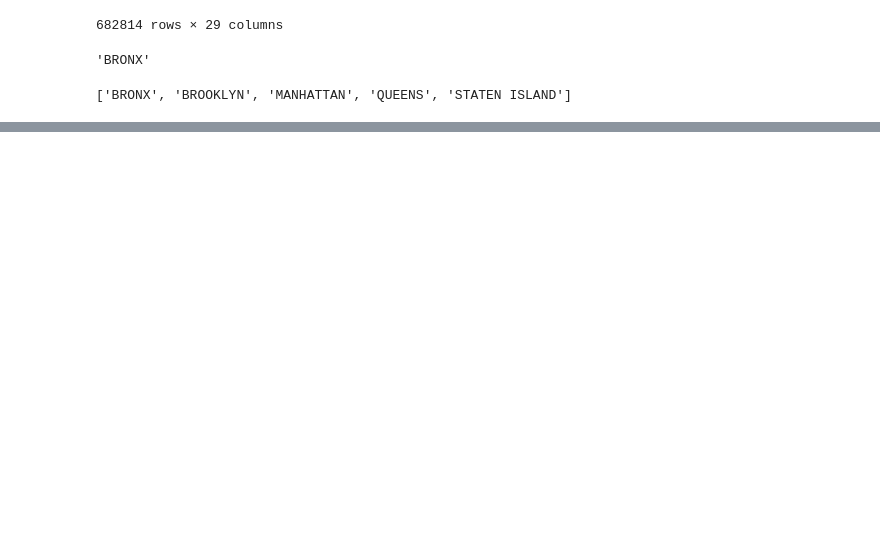
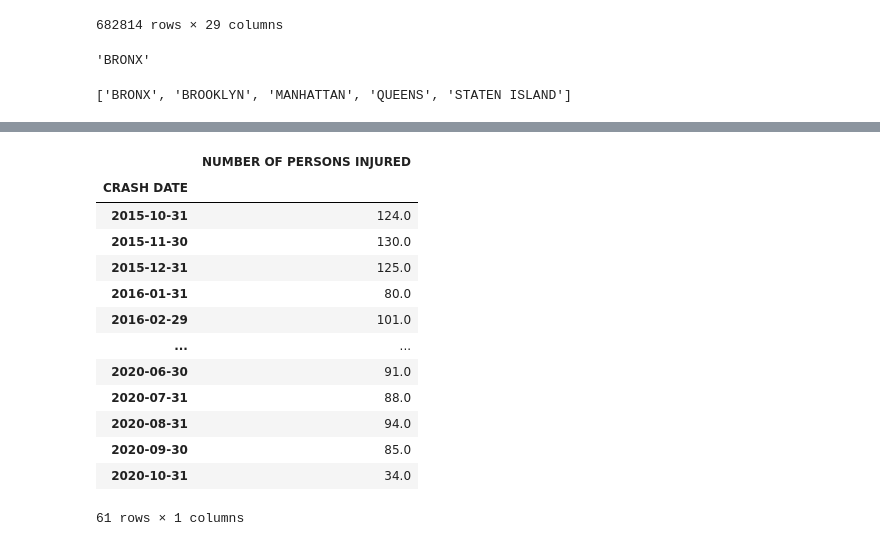
Before and after one commit to mlm52/CS301SECT101-NYC-PROJECT, a Jupyter notebook: Part3Graph-Thomas.ipynb, the cells around one changed output, grey strips where cells are left out. Saved outputs shown, nothing was run; the diff lists cells and outputs as text; code cells hidden in the pictures; blank space fills up the shorter version.

```diff
--- a/Part3Graph-Thomas.ipynb
+++ b/Part3Graph-Thomas.ipynb
@@ -59,0 +78,17 @@ sub
+# %%
+gt
+# %% [output]
+|  | NUMBER OF PERSONS INJURED |
+| CRASH DATE |  |
+| 2015-10-31 | 124.0 |
+| 2015-11-30 | 130.0 |
+| 2015-12-31 | 125.0 |
+| 2016-01-31 | 80.0 |
+| 2016-02-29 | 101.0 |
+| ... | ... |
+| 2020-06-30 | 91.0 |
+| 2020-07-31 | 88.0 |
+| 2020-08-31 | 94.0 |
+| 2020-09-30 | 85.0 |
+| 2020-10-31 | 34.0 |
+61 rows × 1 columns
```
Also changed, not shown: parts of 9 cells of this notebook.
